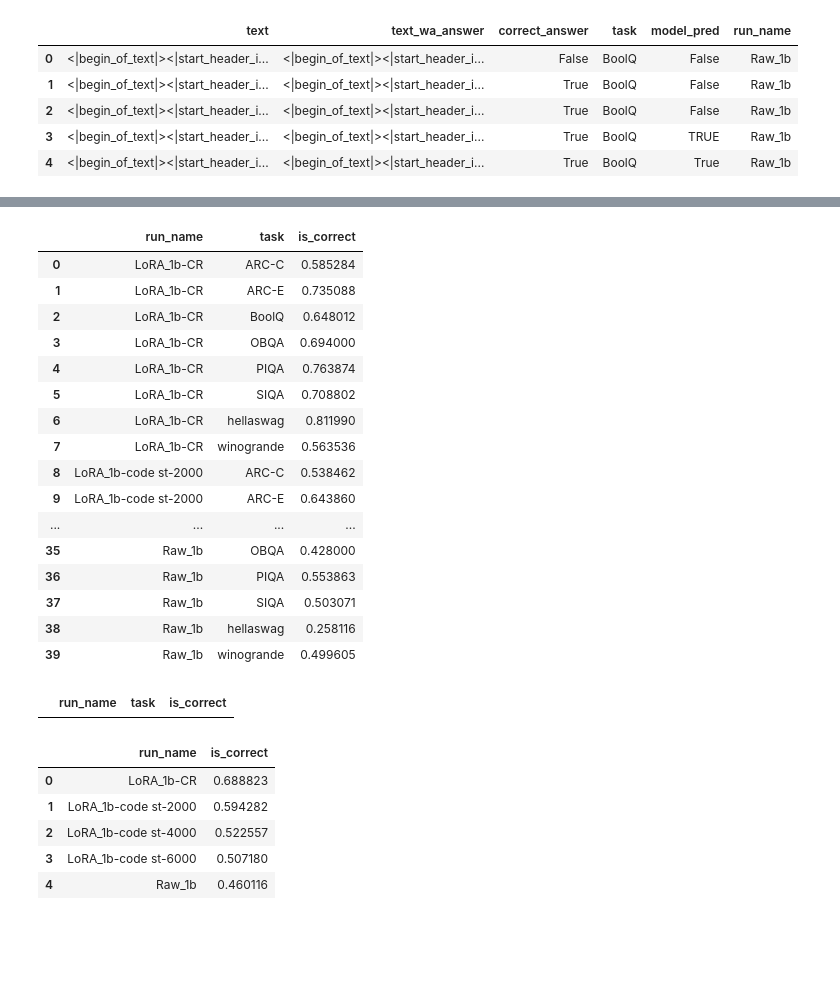
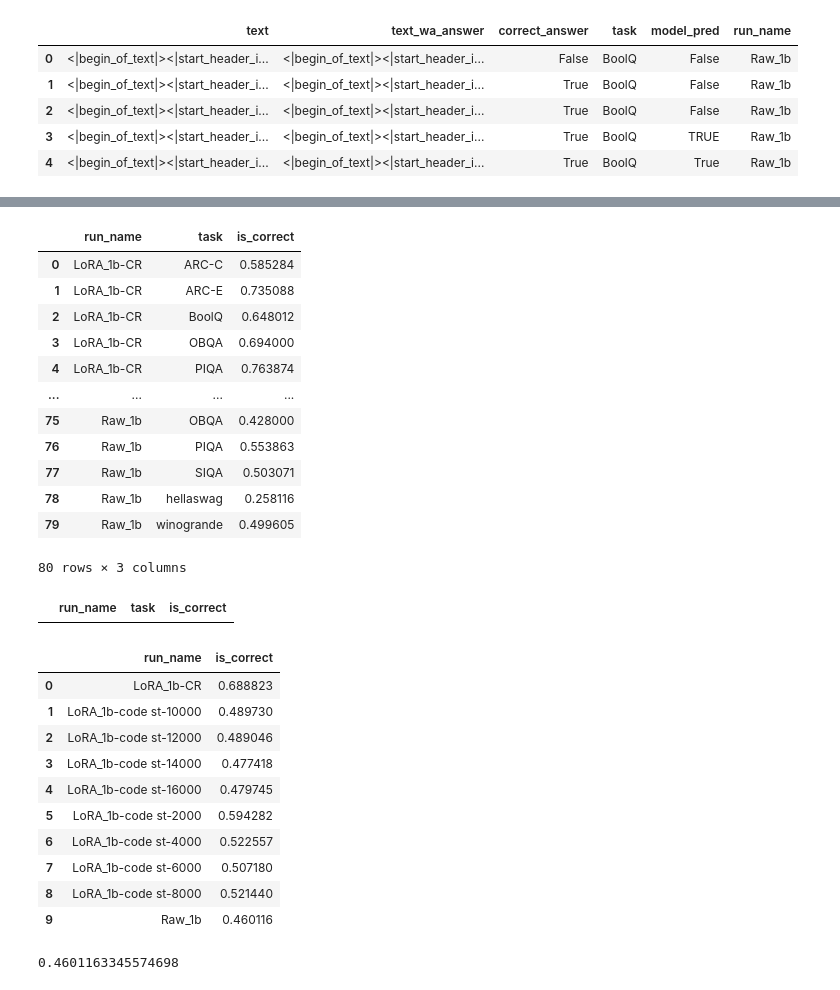
Before and after one commit to Bogachevv/OrthogonalFineTune, a Jupyter notebook: view_CR.ipynb, the cells around one changed output, grey strips where cells are left out. Saved outputs shown, nothing was run; the diff lists cells and outputs as text; code cells hidden in the pictures; blank space fills up the shorter version.

```diff
--- a/view_CR.ipynb
+++ b/view_CR.ipynb
@@ -27,10 +27,12 @@ import pickle
 preds_path_ls = [
     ('Raw_1b',  r'C:\Users\Vladimir\PycharmProjects\OrthogonalFineTune\val_preds\Raw_1b_CR.bin'),
     ('LoRA_1b-CR',  r'C:\Users\Vladimir\PycharmProjects\OrthogonalFineTune\val_preds\LoRA_1b-cfg1-CR_CR.bin'),
-    ('LoRA_1b-code st-2000',  r'C:\Users\Vladimir\PycharmProjects\OrthogonalFineTune\val_preds\LoRA_1b-cfg1-st2000_CR.bin'),
-    ('LoRA_1b-code st-4000',  r'C:\Users\Vladimir\PycharmProjects\OrthogonalFineTune\val_preds\LoRA_1b-cfg1-st4000_CR.bin'),
-    ('LoRA_1b-code st-6000',  r'C:\Users\Vladimir\PycharmProjects\OrthogonalFineTune\val_preds\LoRA_1b-cfg1-st6000_CR.bin'),
 ]
+
+for st in range(2_000, 16_000+1, 2_000):
+    preds_path_ls.append(
+        (f'LoRA_1b-code st-{st}', rf'C:\Users\Vladimir\PycharmProjects\OrthogonalFineTune\val_preds\LoRA_1b-cfg1-st{st}_CR.bin')
+    )
 # %%
 preds_dfs = []
 
@@ -260,27 +267,34 @@ accuracy
 | 2 | LoRA_1b-CR | BoolQ | 0.648012 |
 | 3 | LoRA_1b-CR | OBQA | 0.694000 |
 | 4 | LoRA_1b-CR | PIQA | 0.763874 |
-| 5 | LoRA_1b-CR | SIQA | 0.708802 |
-| 6 | LoRA_1b-CR | hellaswag | 0.811990 |
-| 7 | LoRA_1b-CR | winogrande | 0.563536 |
-| 8 | LoRA_1b-code st-2000 | ARC-C | 0.538462 |
-| 9 | LoRA_1b-code st-2000 | ARC-E | 0.643860 |
 | ... | ... | ... | ... |
-| 35 | Raw_1b | OBQA | 0.428000 |
-| 36 | Raw_1b | PIQA | 0.553863 |
-| 37 | Raw_1b | SIQA | 0.503071 |
-| 38 | Raw_1b | hellaswag | 0.258116 |
-| 39 | Raw_1b | winogrande | 0.499605 |
+| 75 | Raw_1b | OBQA | 0.428000 |
+| 76 | Raw_1b | PIQA | 0.553863 |
+| 77 | Raw_1b | SIQA | 0.503071 |
+| 78 | Raw_1b | hellaswag | 0.258116 |
+| 79 | Raw_1b | winogrande | 0.499605 |
+80 rows × 3 columns
 # %%
 accuracy[accuracy['run_name'] == 'GSOFT']
 # %% [output]
 |  | run_name | task | is_correct |
 # %%
-accuracy[['run_name', 'is_correct']].groupby(by=['run_name'], as_index=False).mean()
+total_res = accuracy[['run_name', 'is_correct']].groupby(by=['run_name'], as_index=False).mean()
+
+total_res
 # %% [output]
 |  | run_name | is_correct |
 | 0 | LoRA_1b-CR | 0.688823 |
-| 1 | LoRA_1b-code st-2000 | 0.594282 |
-| 2 | LoRA_1b-code st-4000 | 0.522557 |
-| 3 | LoRA_1b-code st-6000 | 0.507180 |
-| 4 | Raw_1b | 0.460116 |
+| 1 | LoRA_1b-code st-10000 | 0.489730 |
+| 2 | LoRA_1b-code st-12000 | 0.489046 |
+| 3 | LoRA_1b-code st-14000 | 0.477418 |
+| 4 | LoRA_1b-code st-16000 | 0.479745 |
+| 5 | LoRA_1b-code st-2000 | 0.594282 |
+| 6 | LoRA_1b-code st-4000 | 0.522557 |
+| 7 | LoRA_1b-code st-6000 | 0.507180 |
+| 8 | LoRA_1b-code st-8000 | 0.521440 |
+| 9 | Raw_1b | 0.460116 |
+# %%
+total_res[total_res['run_name'] == 'Raw_1b'].is_correct.iloc[-1]
+# %% [output]
+0.4601163345574698
```
Also changed, not shown: parts of 3 cells of this notebook, 2 other files.
